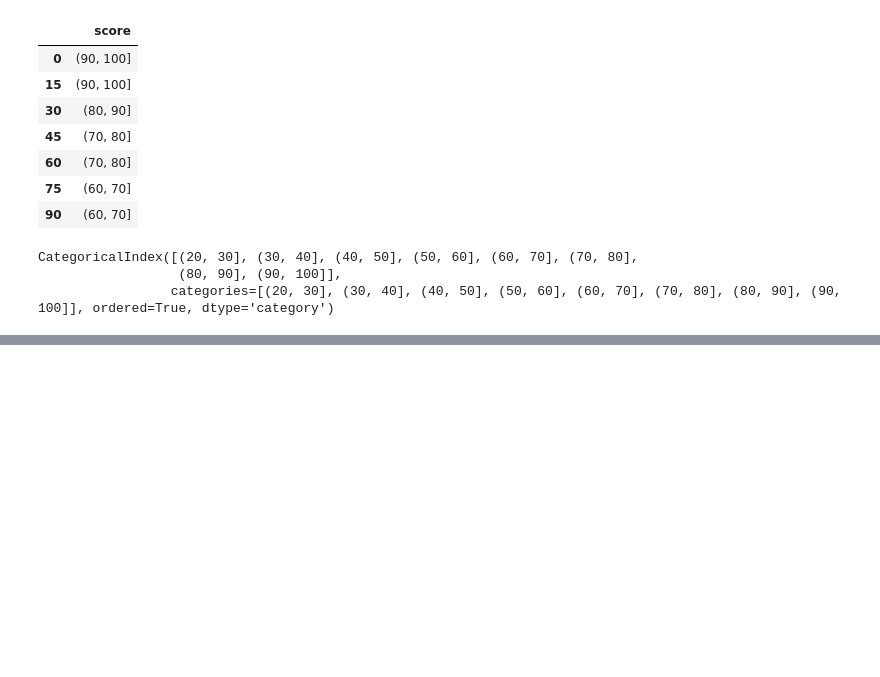
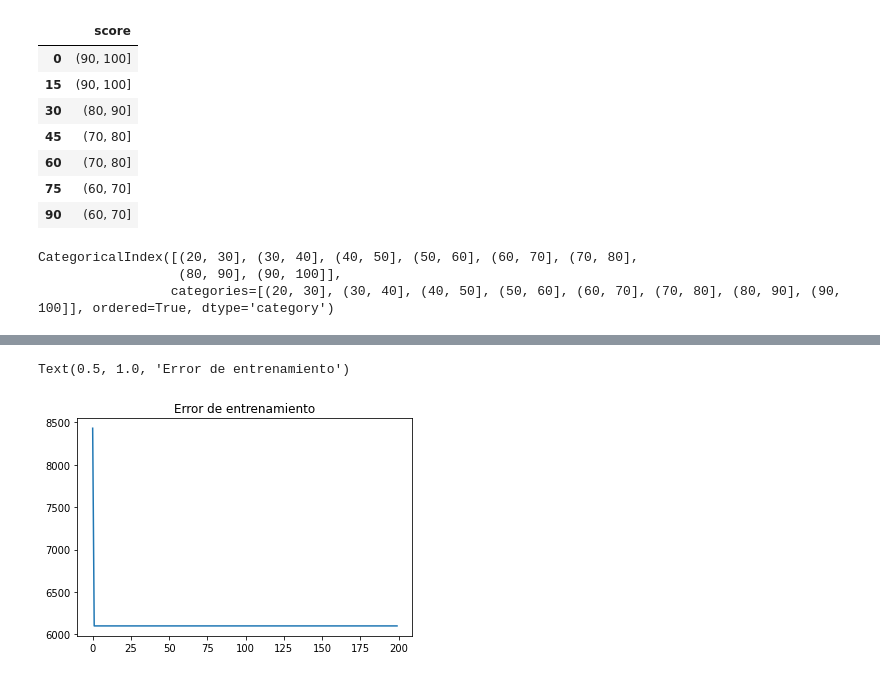
Before and after one commit to niltonrojas/Universidad_RK, a Jupyter notebook: RK_uni.ipynb, the cells around one changed output, grey strips where cells are left out. Drawn from its saved outputs; the diff is of its cells as text; code cells hidden in the pictures; blank space fills up the shorter version.

Commit message:
Implemente redes neuronales y obtube el primer resultado

```diff
--- a/RK_uni.ipynb
+++ b/RK_uni.ipynb
@@ -309,0 +314,3 @@ print(trainDatax, trainDatay)
+# %%
+trainDatay=trainDatay.to_numpy()
+x_train, x_test, y_train, y_test= train_test_split(trainDatax, trainDatay, test_size=0.3)
@@ -309,0 +478,21 @@ print(trainDatax, trainDatay)
+# %%
+# parametros
+neuronasC1=5
+neuronasC2=6 #2n+1 Regla de Kolmorogov
+neuronasC3=8
+factorAprendizaje=0.6
+alpha=1.05 # aumentar el factor de aprendizaje
+rho=0.90 #disminuir el factor de aprendizaje
+max_it=200
+error=0.5
+# %%
+# x_train, x_test, y_train, y_test
+pesosCS, pesosCO1, pesosCO2, pesosCO3, tc1, tc2, tc3, tcs, errorVec=backpropagation(
+    x_train, y_train,factorAprendizaje, error, max_it, alpha, rho, neuronasC1, neuronasC2, neuronasC3)
+# %%
+import matplotlib.pyplot as plt
+plt.plot(errorVec)
+plt.title("Error de entrenamiento")
+# %% [output]
+Text(0.5, 1.0, 'Error de entrenamiento')
+[figure, added]
```
Also changed, not shown: parts of 10 cells of this notebook.
